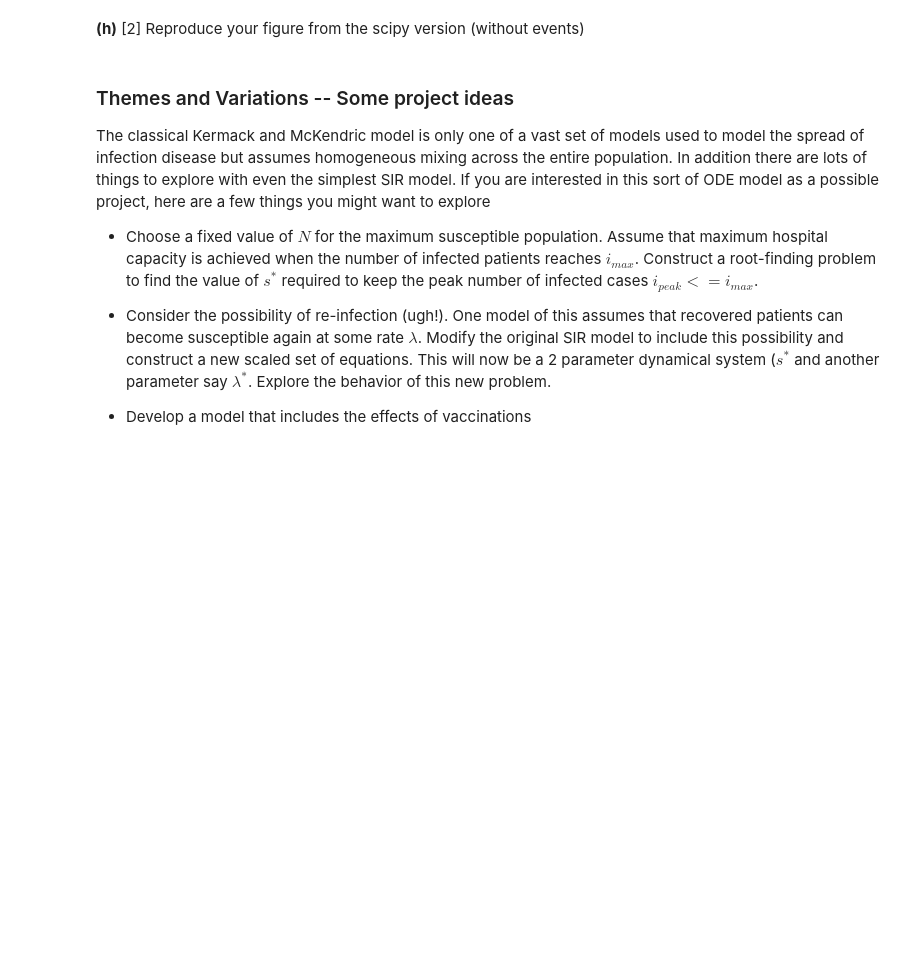
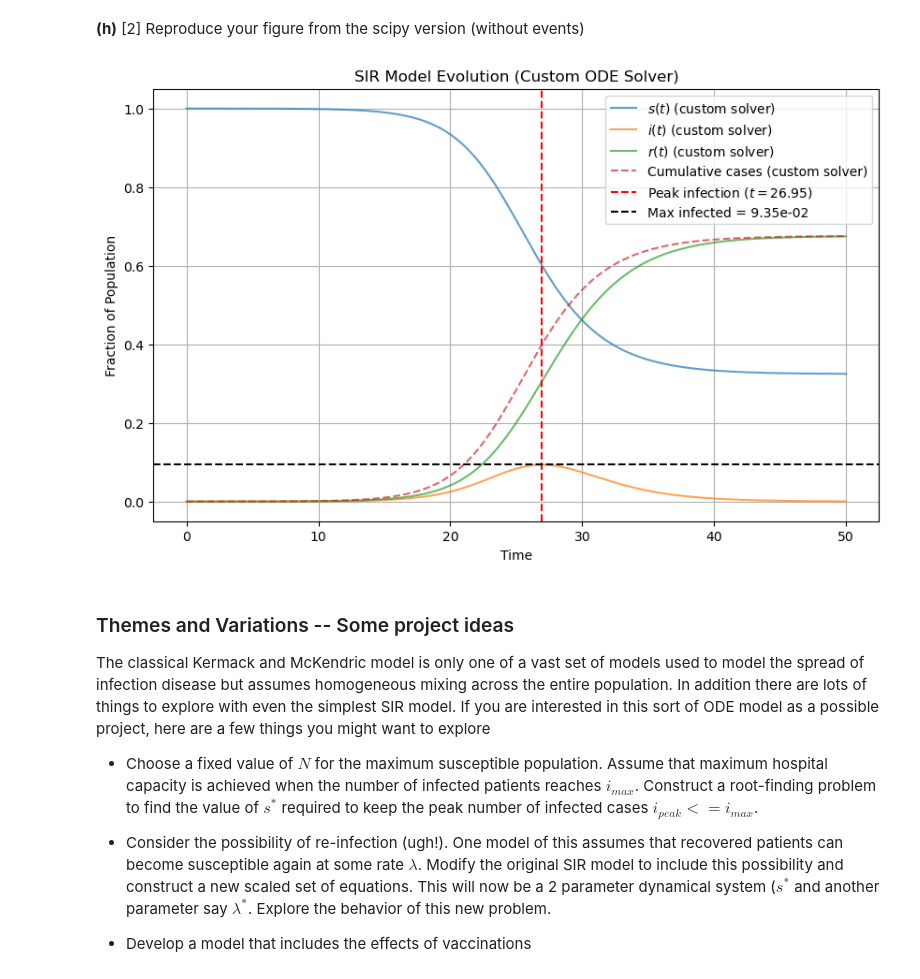
Before and after one commit to ArminNouri/intro-numerical-methods, a Jupyter notebook: hw5/HW5_ODE.ipynb, the cells around one changed output. Saved outputs shown, nothing was run; the diff lists cells and outputs as text; code cells hidden in the pictures; blank space fills up the shorter version.

```diff
--- a/hw5/HW5_ODE.ipynb
+++ b/hw5/HW5_ODE.ipynb
@@ -390,3 +549,42 @@ raise NotImplementedError()
+# %%
+# Implementation of the SIR model using the custom my_ode_solver
+
+# Replace scipy solve_ivp with custom my_ode_solver
+N = 1000  # Number of steps for the custom solver
+t_dense, u_dense = my_ode_solver(lambda t, u: F(t, u, s_star), t_span, u_0, N)
+
+# Compute cumulative cases (r(t) + i(t))
+cumulative_cases = u_dense[2] + u_dense[1]
+
+# Determine the peak of infection manually for the custom solution
+max_infected_fraction = numpy.max(u_dense[1])  # Maximum value of i(t)
+t_peak_index = numpy.argmax(u_dense[1])        # Time index of peak infection
+t_peak = t_dense[t_peak_index]             # Corresponding time value
+
+# Plot the results
+plt.figure(figsize=(10, 6))
+
+# Plot the smooth solution from my_ode_solver
+plt.plot(t_dense, u_dense[0], '-', label='$s(t)$ (custom solver)', alpha=0.7)
+plt.plot(t_dense, u_dense[1], '-', label='$i(t)$ (custom solver)', alpha=0.7)
+plt.plot(t_dense, u_dense[2], '-', label='$r(t)$ (custom solver)', alpha=0.7)
+
+# Plot cumulative cases
+plt.plot(t_dense, cumulative_cases, '--', label='Cumulative cases (custom solver)', alpha=0.7)
+
+# Mark the peak infection level
+plt.axvline(t_peak, color='r', linestyle='--', label=f'Peak infection ($t={t_peak:.2f}$)')
+plt.axhline(max_infected_fraction, color='k', linestyle='--', label=f'Max infected = {max_infected_fraction:.2e}')
+
+# Labels and legend
+plt.title("SIR Model Evolution (Custom ODE Solver)")
+plt.xlabel("Time")
+plt.ylabel("Fraction of Population")
+plt.legend()
+plt.grid(True)
+plt.show()
+# %% [output]
+[figure, added]
 # %% [markdown]
 ###  Themes and Variations -- Some project ideas
 
```
Also changed, not shown: parts of 9 cells of this notebook.
